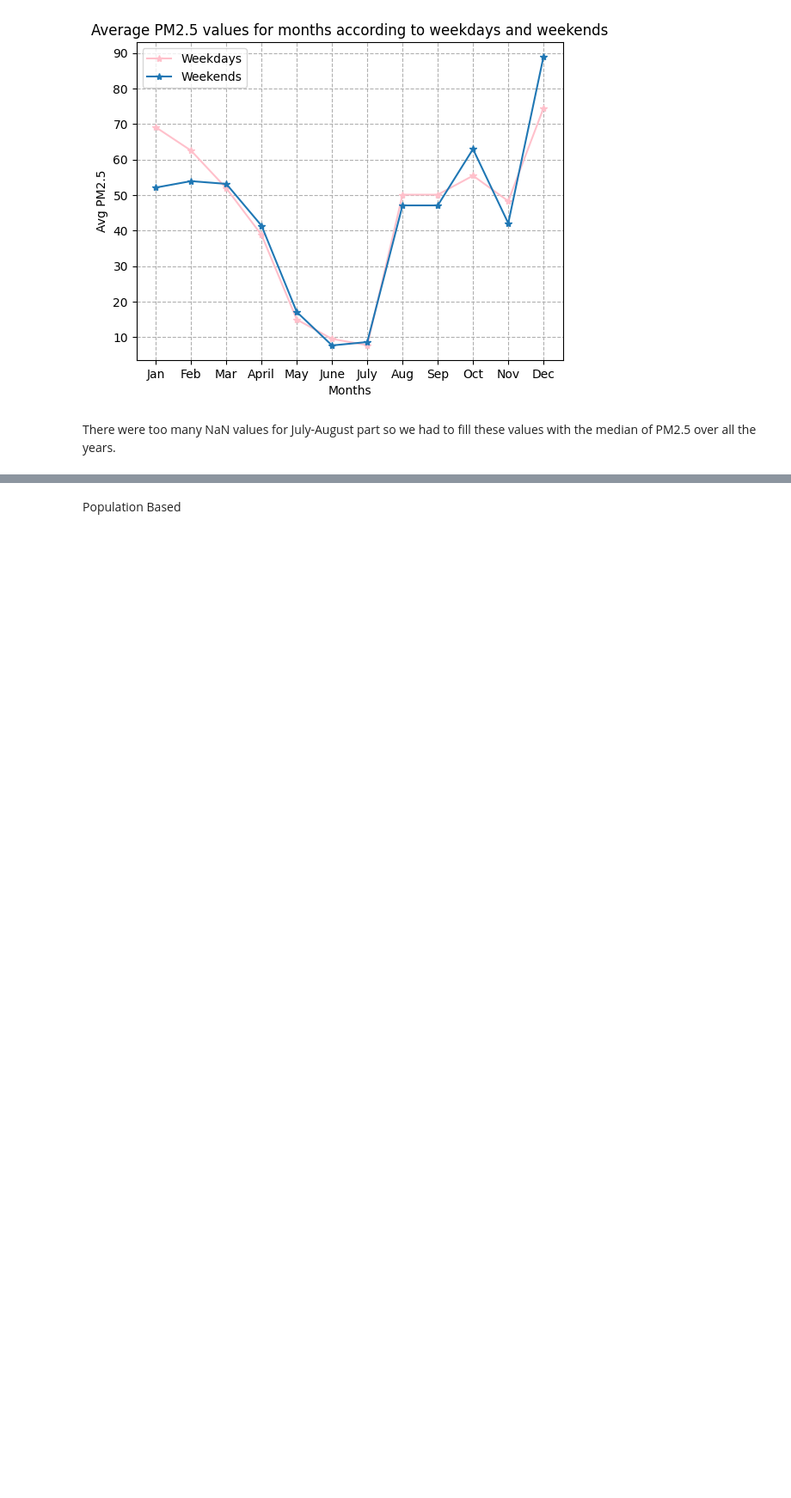
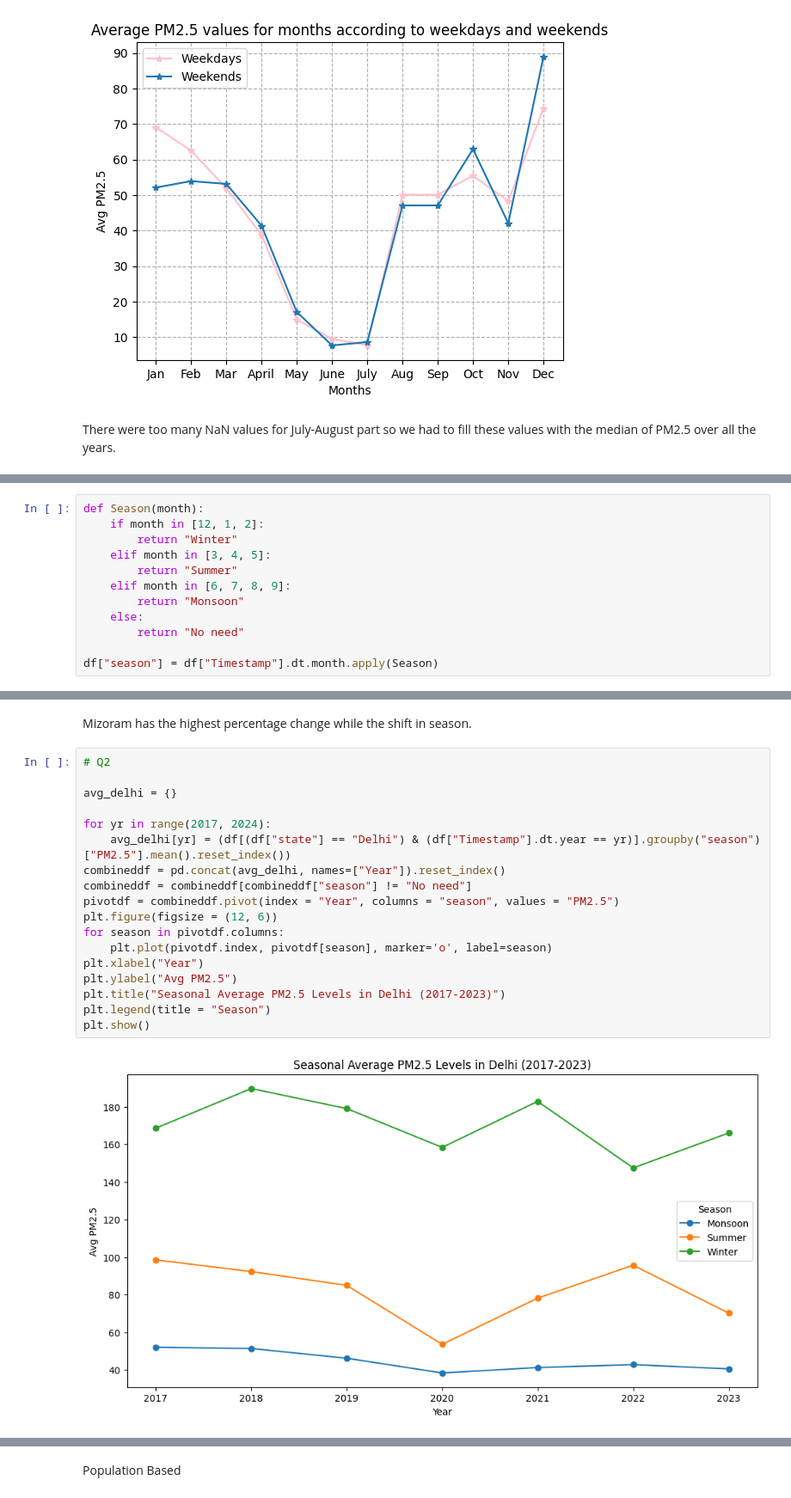
Before and after one commit to dishantranparia/PSDV, a Jupyter notebook: J076final.ipynb, the cells around one changed output, grey strips where cells are left out. Shown at 86% size. Cells and saved outputs as stored; diff of their text form; blank space fills up the shorter version.

```diff
--- a/J076final.ipynb
+++ b/J076final.ipynb
@@ -145,0 +148,12 @@ There were too many NaN values for July-August part so we had to fill these valu
+# %%
+def Season(month):
+    if month in [12, 1, 2]:
+        return "Winter"
+    elif month in [3, 4, 5]:
+        return "Summer"
+    elif month in [6, 7, 8, 9]:
+        return "Monsoon"
+    else:
+        return "No need"
+
+df["season"] = df["Timestamp"].dt.month.apply(Season)
@@ -145,0 +193,22 @@ There were too many NaN values for July-August part so we had to fill these valu
+# %% [markdown]
+Mizoram has the highest percentage change while the shift in season.
+# %%
+# Q2
+
+avg_delhi = {}
+
+for yr in range(2017, 2024):
+    avg_delhi[yr] = (df[(df["state"] == "Delhi") & (df["Timestamp"].dt.year == yr)].groupby("season")["PM2.5"].mean().reset_index())
+combineddf = pd.concat(avg_delhi, names=["Year"]).reset_index()
+combineddf = combineddf[combineddf["season"] != "No need"]
+pivotdf = combineddf.pivot(index = "Year", columns = "season", values = "PM2.5")
+plt.figure(figsize = (12, 6))
+for season in pivotdf.columns:
+    plt.plot(pivotdf.index, pivotdf[season], marker='o', label=season)
+plt.xlabel("Year")
+plt.ylabel("Avg PM2.5")
+plt.title("Seasonal Average PM2.5 Levels in Delhi (2017-2023)")
+plt.legend(title = "Season")
+plt.show()
+# %% [output]
+[figure, added]
```
Also changed, not shown: parts of 5 cells of this notebook.
